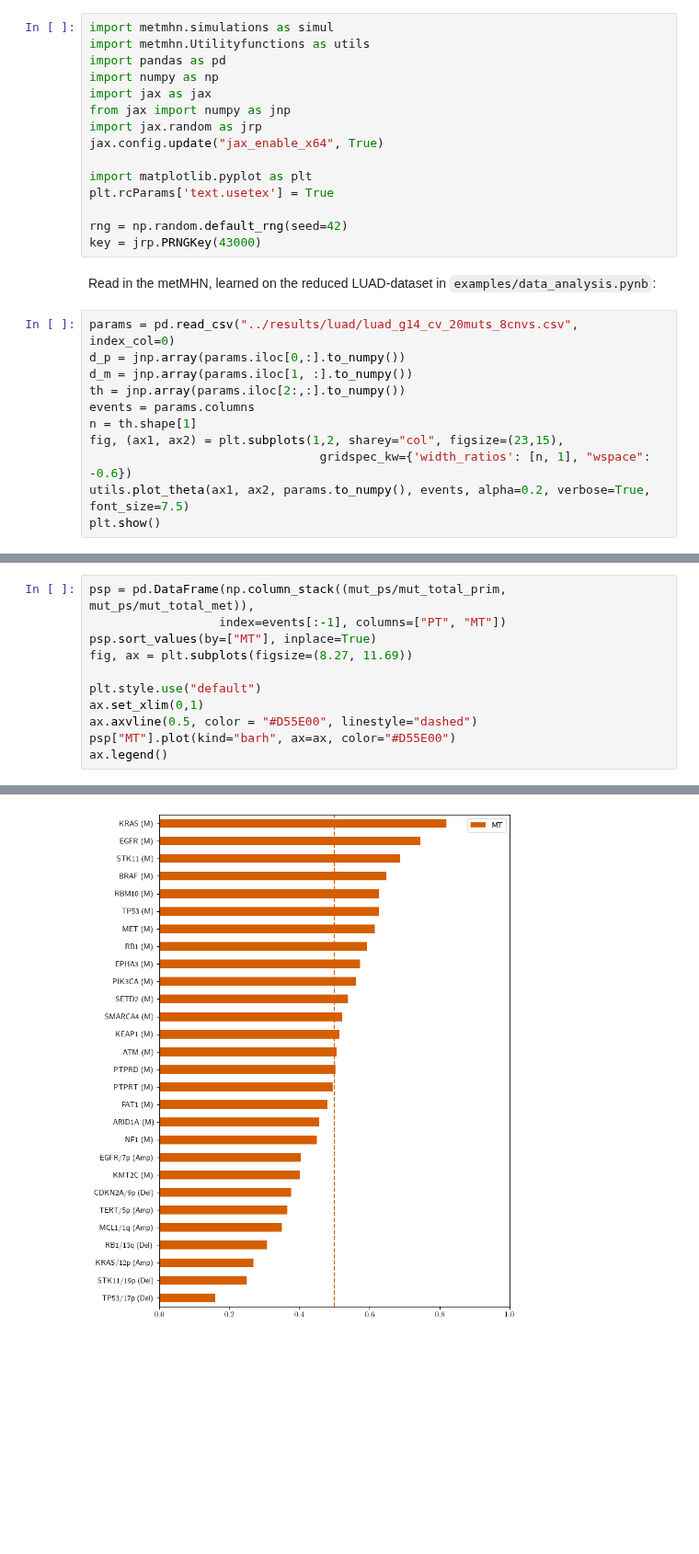
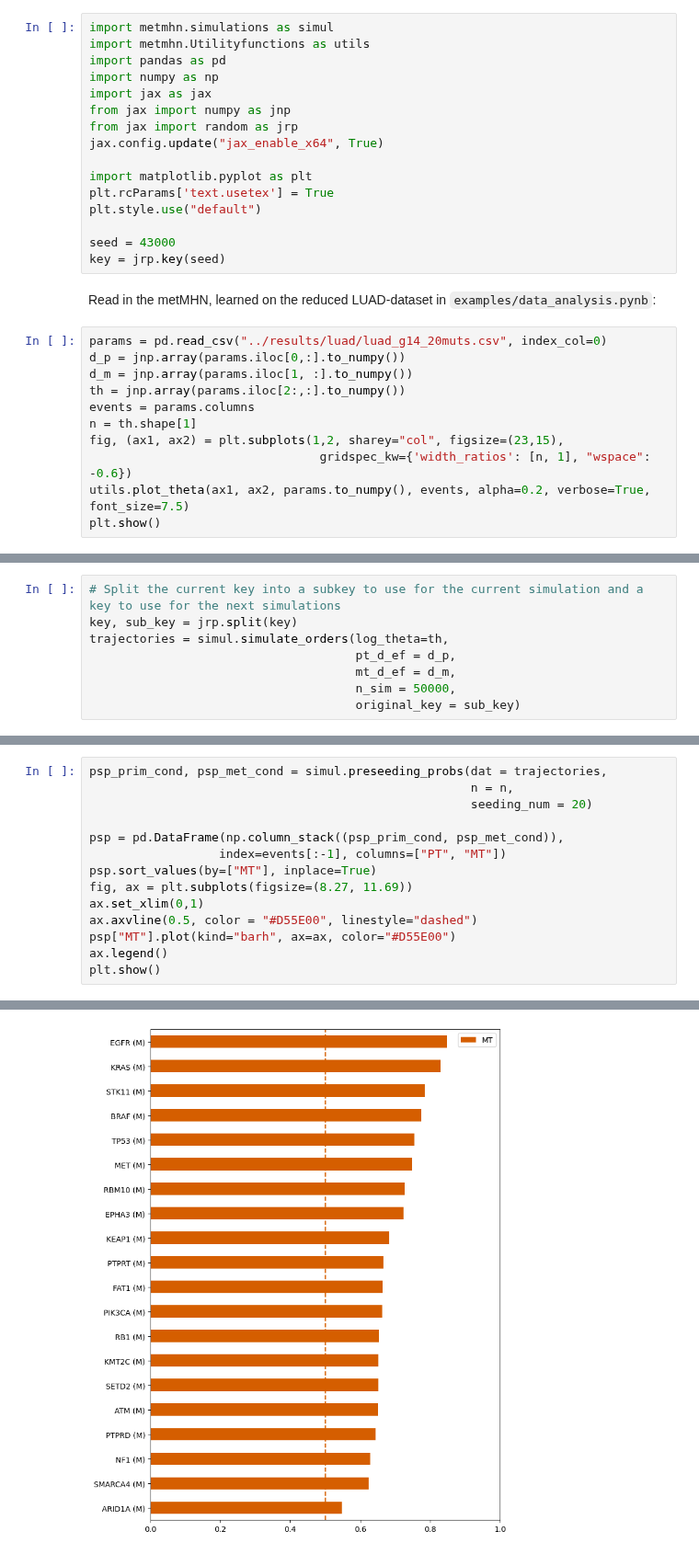
Before and after one commit to cbg-ethz/metMHN, a Jupyter notebook: examples/simulation_study.ipynb, the cells around one changed output, grey strips where cells are left out. Shown at 92% size. Saved outputs shown, nothing was run; the diff lists cells and outputs as text; blank space fills up the shorter version.

Commit message:
Jaxified all simulations, changed simulation interface

```diff
--- a/examples/simulation_study.ipynb
+++ b/examples/simulation_study.ipynb
@@ -5,18 +5,19 @@ import pandas as pd
 import numpy as np
 import jax as jax
 from jax import numpy as jnp
-import jax.random as jrp
+from jax import random as jrp
 jax.config.update("jax_enable_x64", True)
 
 import matplotlib.pyplot as plt
 plt.rcParams['text.usetex'] = True
+plt.style.use("default")
 
-rng = np.random.default_rng(seed=42)
-key = jrp.PRNGKey(43000)
+seed = 43000
+key = jrp.key(seed)
 # %% [markdown]
 Read in the metMHN, learned on the reduced LUAD-dataset in `examples/data_analysis.pynb`:
 # %%
-params = pd.read_csv("../results/luad/luad_g14_cv_20muts_8cnvs.csv", index_col=0)
+params = pd.read_csv("../results/luad/luad_g14_20muts.csv", index_col=0)
 d_p = jnp.array(params.iloc[0,:].to_numpy())
 d_m = jnp.array(params.iloc[1, :].to_numpy())
 th = jnp.array(params.iloc[2:,:].to_numpy())
@@ -31 +35,9 @@ plt.show()
+# %%
+# Split the current key into a subkey to use for the current simulation and a key to use for the next simulations
+key, sub_key = jrp.split(key)
+trajectories = simul.simulate_orders(log_theta=th,
+                                     pt_d_ef = d_p,
+                                     mt_d_ef = d_m,
+                                     n_sim = 50000,
+                                     original_key = sub_key)
 # %% [markdown]
@@ -35,12 +45,15 @@ mut_ps, mut_total_prim, mut_total_met = simul.p_any_mut_pre_seed(np.array(th), n
 # %%
-psp = pd.DataFrame(np.column_stack((mut_ps/mut_total_prim, mut_ps/mut_total_met)),
+psp_prim_cond, psp_met_cond = simul.preseeding_probs(dat = trajectories,
+                                                     n = n,
+                                                     seeding_num = 20)
+
+psp = pd.DataFrame(np.column_stack((psp_prim_cond, psp_met_cond)),
                   index=events[:-1], columns=["PT", "MT"])
 psp.sort_values(by=["MT"], inplace=True)
 fig, ax = plt.subplots(figsize=(8.27, 11.69))
-
-plt.style.use("default")
 ax.set_xlim(0,1)
 ax.axvline(0.5, color = "#D55E00", linestyle="dashed")
 psp["MT"].plot(kind="barh", ax=ax, color="#D55E00")
 ax.legend()
+plt.show()
 # %% [output]
@@ -48,2 +60,2 @@ ax.legend()
-[figure, old version]
+[figure, new version]
 # %% [markdown]
```
Also changed, not shown: parts of 11 cells of this notebook, 3 other files.
